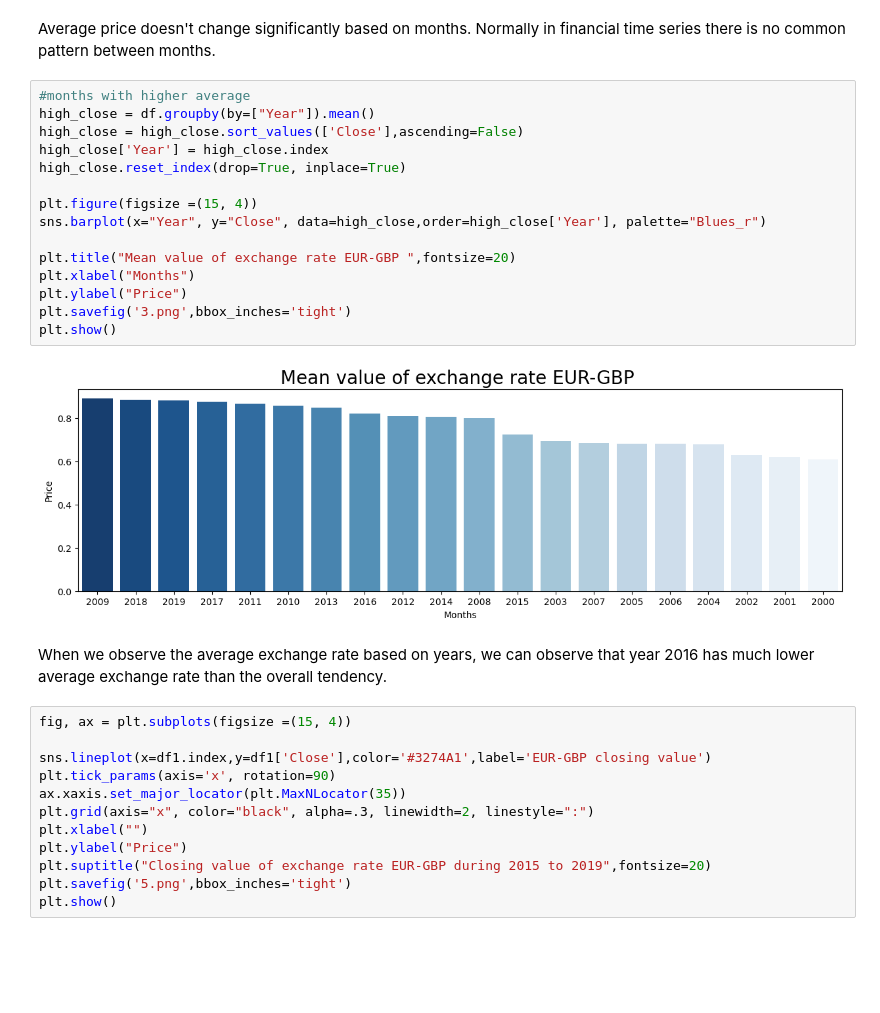
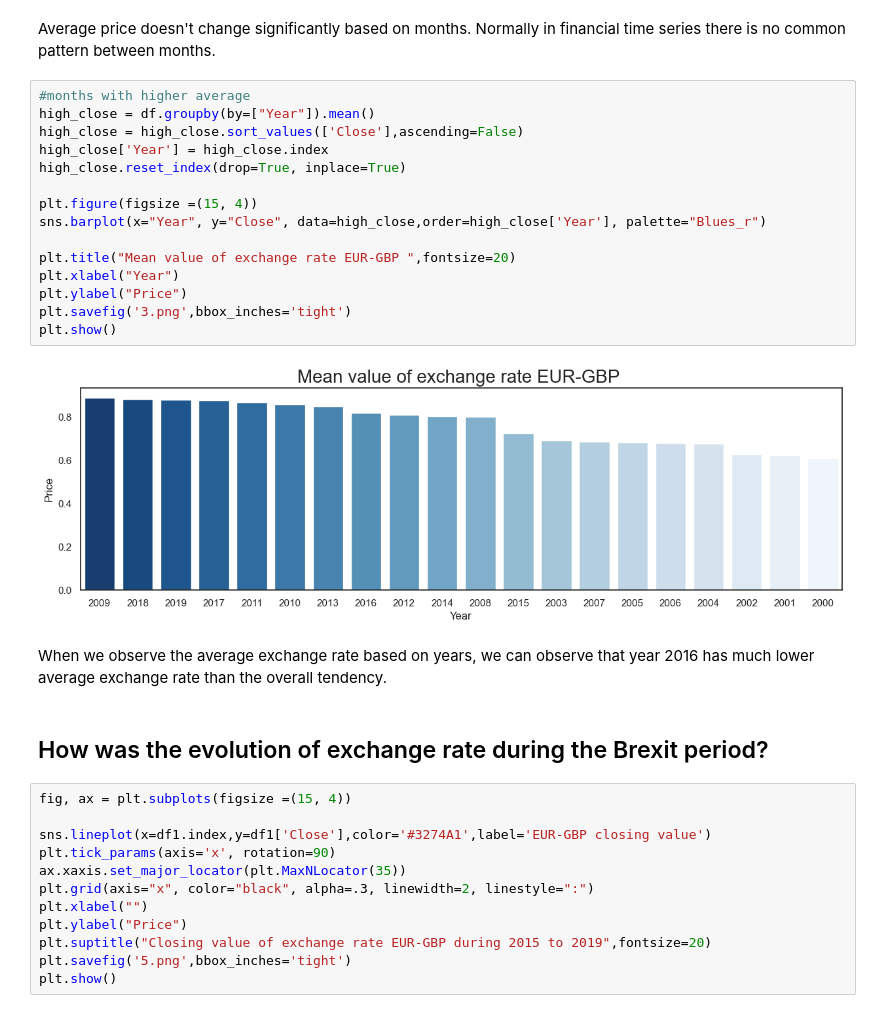
Before and after one commit to dominikapetru/femhack, a Jupyter notebook: fem_hack.ipynb, the cells around one changed output. Drawn from its saved outputs; the diff is of its cells as text; blank space fills up the shorter version.

```diff
--- a/fem_hack.ipynb
+++ b/fem_hack.ipynb
@@ -165,22 +165,24 @@ Average price doesn't change significantly based on months. Normally in financia
 # %%
 #months with higher average
 high_close = df.groupby(by=["Year"]).mean()
 high_close = high_close.sort_values(['Close'],ascending=False)
 high_close['Year'] = high_close.index
 high_close.reset_index(drop=True, inplace=True)
 
 plt.figure(figsize =(15, 4))
 sns.barplot(x="Year", y="Close", data=high_close,order=high_close['Year'], palette="Blues_r")
 
 plt.title("Mean value of exchange rate EUR-GBP ",fontsize=20)
-plt.xlabel("Months")
+plt.xlabel("Year")
 plt.ylabel("Price")
 plt.savefig('3.png',bbox_inches='tight')
 plt.show()
 # %% [output]
-[figure, old version]
+[figure, new version]
 # %% [markdown]
 When we observe the average exchange rate based on years, we can observe that year 2016 has much lower average exchange rate than the overall tendency.
+# %% [markdown]
+## How was the evolution of exchange rate during the Brexit period?
 # %%
 fig, ax = plt.subplots(figsize =(15, 4))
 
```
Also changed, not shown: parts of 12 cells of this notebook.
